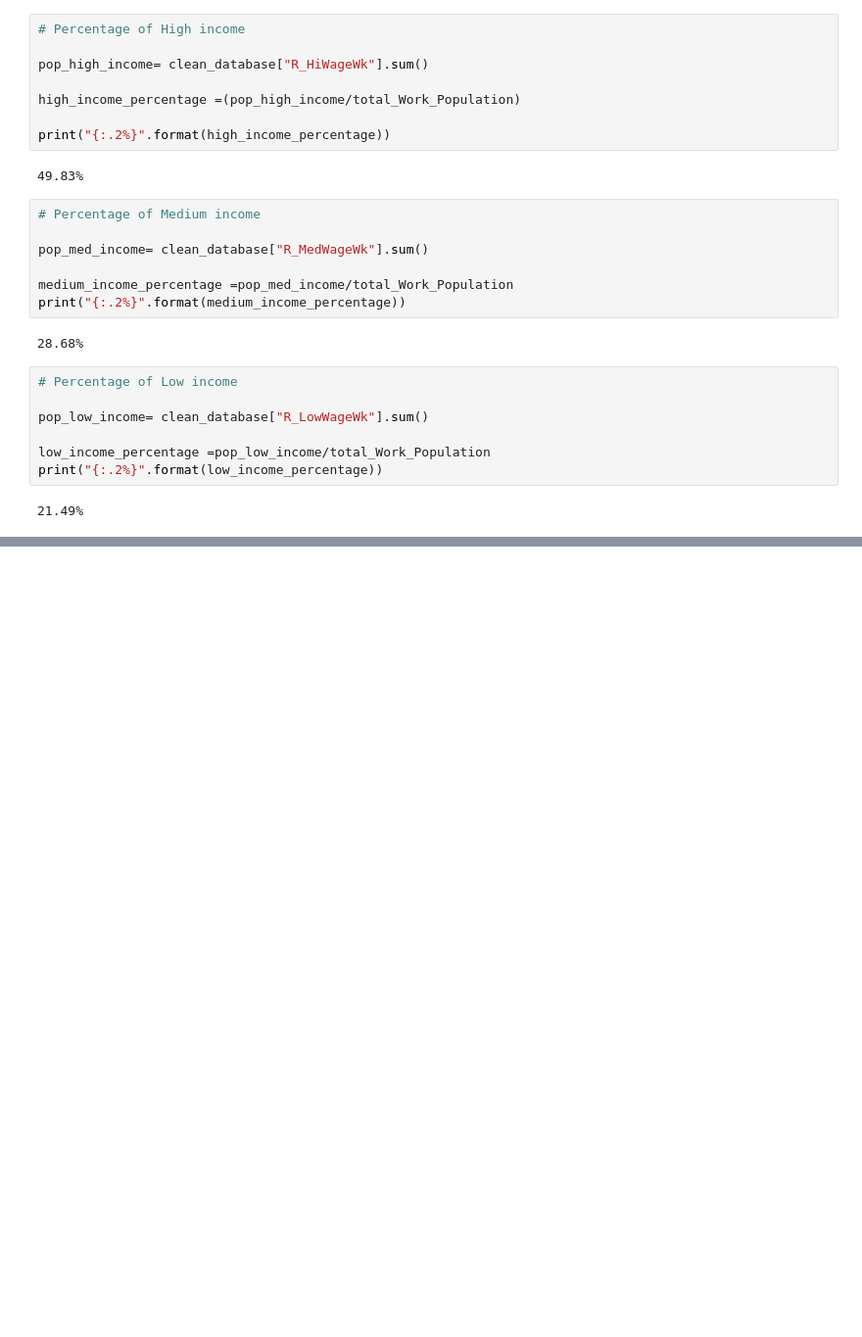
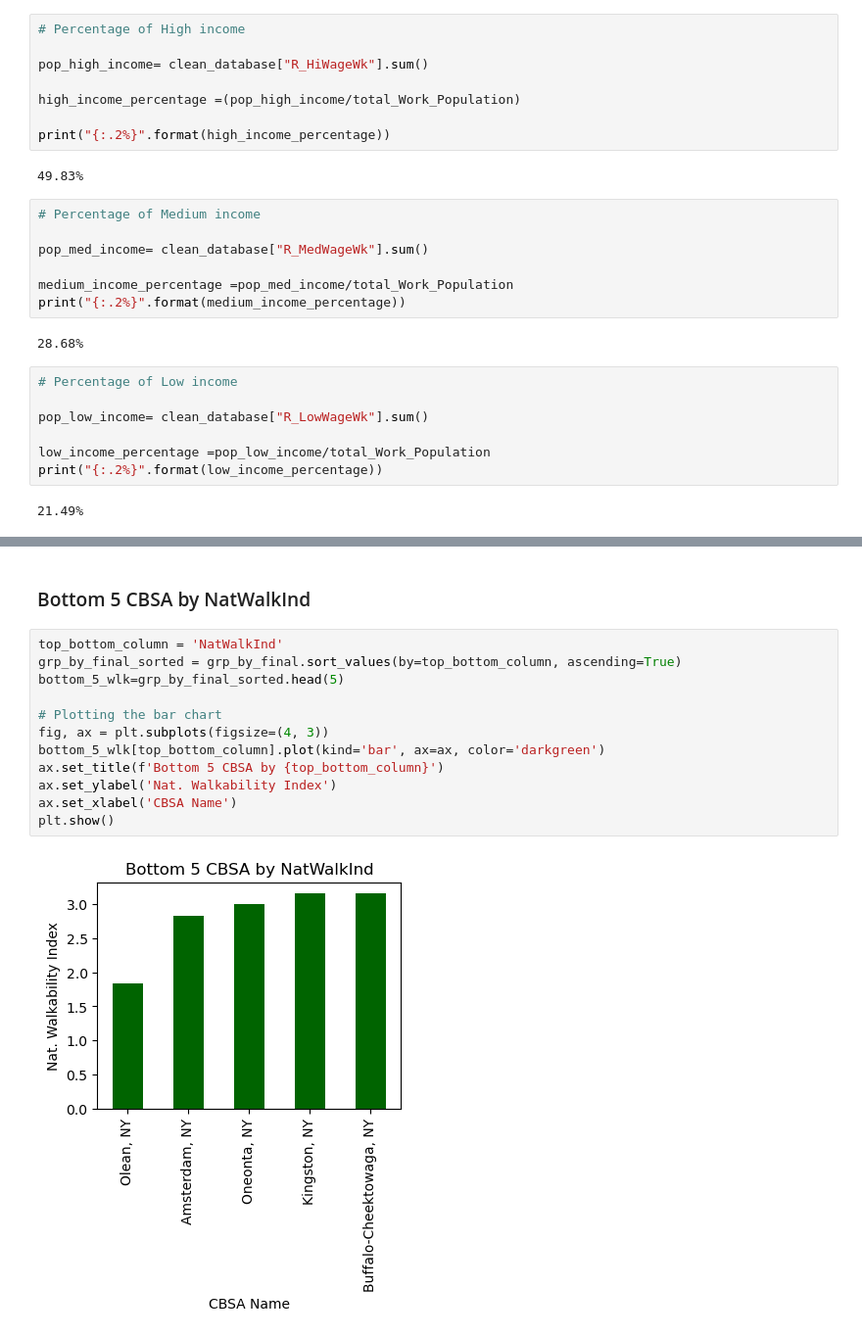
Before and after one commit to fgsalomao/Study---Immigrant-housing-by-class, a Jupyter notebook: NY-walkability.ipynb, the cells around one changed output, grey strips where cells are left out. Shown at 98% size. Cells and saved outputs as stored; diff of their text form; blank space fills up the shorter version.

```diff
--- a/NY-walkability.ipynb
+++ b/NY-walkability.ipynb
@@ -317,0 +419,16 @@ NY_summary
+# %% [markdown]
+### Bottom 5 CBSA by NatWalkInd
+# %%
+top_bottom_column = 'NatWalkInd'
+grp_by_final_sorted = grp_by_final.sort_values(by=top_bottom_column, ascending=True)
+bottom_5_wlk=grp_by_final_sorted.head(5)
+
+# Plotting the bar chart
+fig, ax = plt.subplots(figsize=(4, 3))
+bottom_5_wlk[top_bottom_column].plot(kind='bar', ax=ax, color='darkgreen')
+ax.set_title(f'Bottom 5 CBSA by {top_bottom_column}')
+ax.set_ylabel('Nat. Walkability Index')
+ax.set_xlabel('CBSA Name')
+plt.show()
+# %% [output]
+[figure, added]
```
Also changed, not shown: parts of 18 cells of this notebook, 1 other file.
